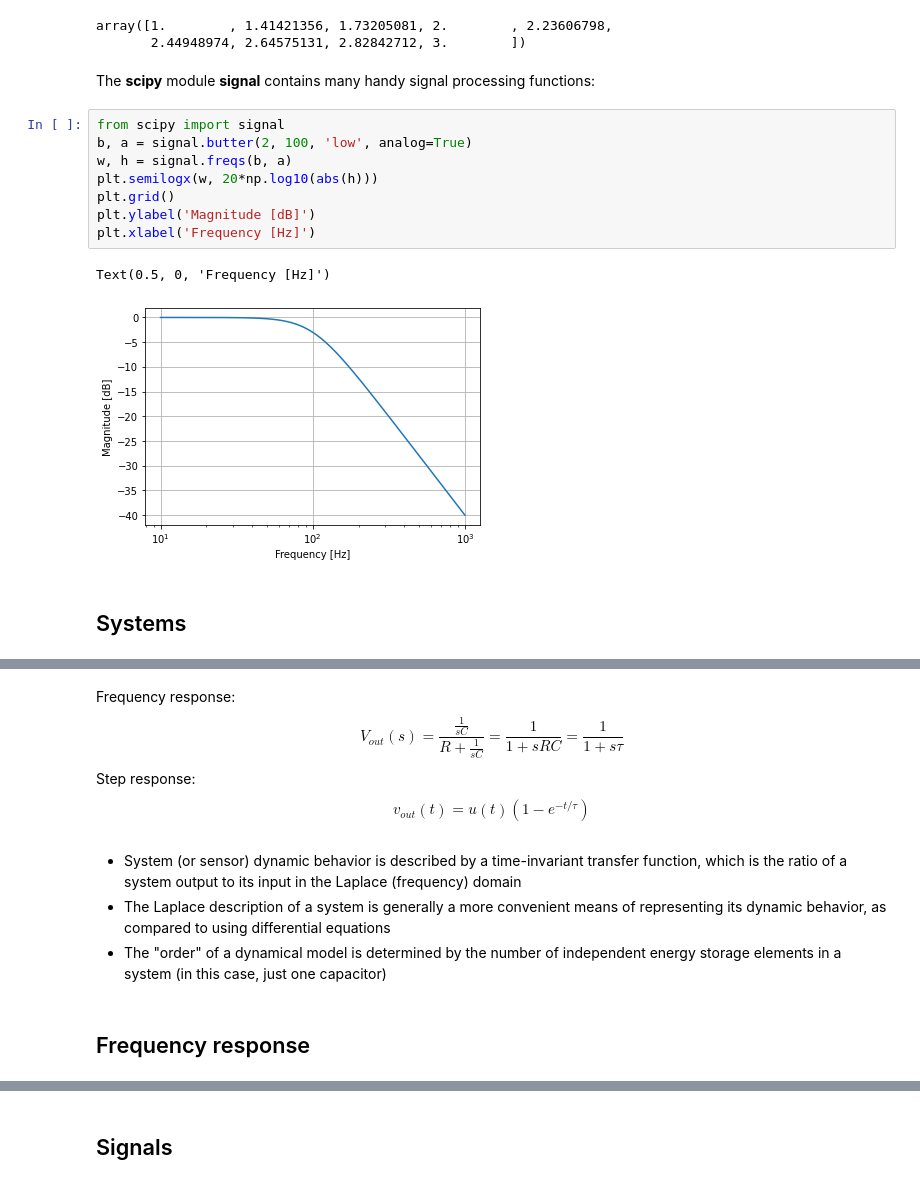
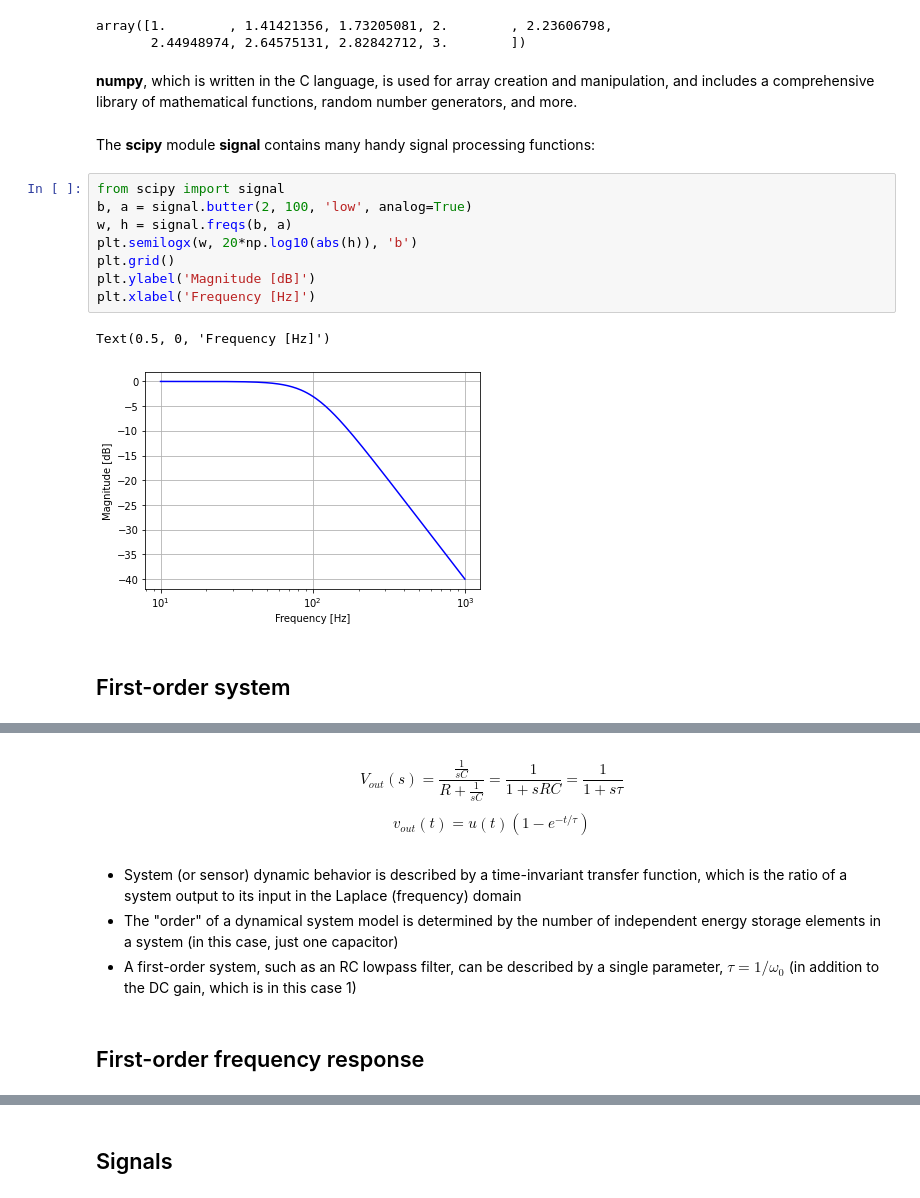
Before and after one commit to uw-analog/ee538-autumn2020, a Jupyter notebook: 2020_10_01_EE538_Lecture1.ipynb, the cells around one changed output, grey strips where cells are left out. Drawn from its saved outputs; the diff is of its cells as text.

```diff
--- a/2020_10_01_EE538_Lecture1.ipynb
+++ b/2020_10_01_EE538_Lecture1.ipynb
@@ -241,31 +257,32 @@ np.sqrt(x)
 # %% [output]
 array([1.        , 1.41421356, 1.73205081, 2.        , 2.23606798,
        2.44948974, 2.64575131, 2.82842712, 3.        ])
+# %% [markdown]
+__numpy__, which is written in the C language, is used for array creation and manipulation, and includes a comprehensive library of mathematical functions, random number generators, and more.
 # %% [markdown]
 The __scipy__ module __signal__ contains many handy signal processing functions:
 # %%
 from scipy import signal
 b, a = signal.butter(2, 100, 'low', analog=True)
 w, h = signal.freqs(b, a)
-plt.semilogx(w, 20*np.log10(abs(h)))
+plt.semilogx(w, 20*np.log10(abs(h)), 'b')
 plt.grid()
 plt.ylabel('Magnitude [dB]')
 plt.xlabel('Frequency [Hz]')
 # %% [output]
 Text(0.5, 0, 'Frequency [Hz]')
-[figure, old version]
+[figure, new version]
-# %% [markdown]
-## Systems
+# %% [markdown]
+## First-order system
 # %% [markdown]
 <center><img src="img/RC_lowpass.png" width=400 height=400 /></center>
 # %% [markdown]
-Frequency response:
 $$ V_{out}(s) = \frac{\frac{1}{sC}}{R+\frac{1}{sC}}  = \frac{1}{1+sRC} = \frac{1}{1+s\tau}$$
-Step response:
+
 $$ v_{out}(t) = u(t)(1-e^{-t/\tau})$$
 # %% [markdown]
  - System (or sensor) dynamic behavior is described by a time-invariant transfer function, which is the ratio of a system output to its input in the Laplace (frequency) domain
- - The Laplace description of a system is generally a more convenient means of representing its dynamic behavior, as compared to using differential equations
- - The "order" of a dynamical model is determined by the number of independent energy storage elements in a system (in this case, just one capacitor)
+ - The "order" of a dynamical system model is determined by the number of independent energy storage elements in a system (in this case, just one capacitor)
+ - A first-order system, such as an RC lowpass filter, can be described by a single parameter, $\tau = 1/ \omega_0$ (in addition to the DC gain, which is in this case 1)
 # %% [markdown]
-## Frequency response
+## First-order frequency response
```
Also changed, not shown: parts of 48 cells of this notebook, 6 other files.
